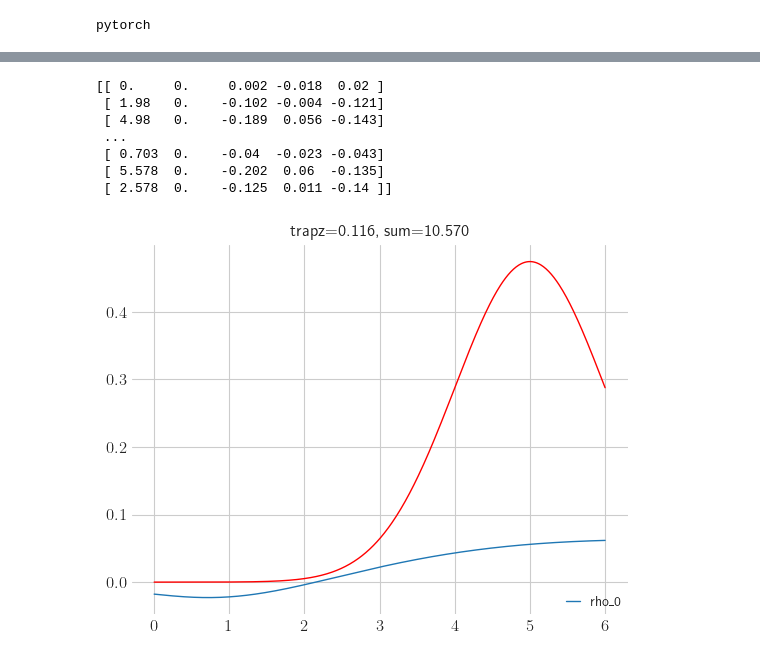
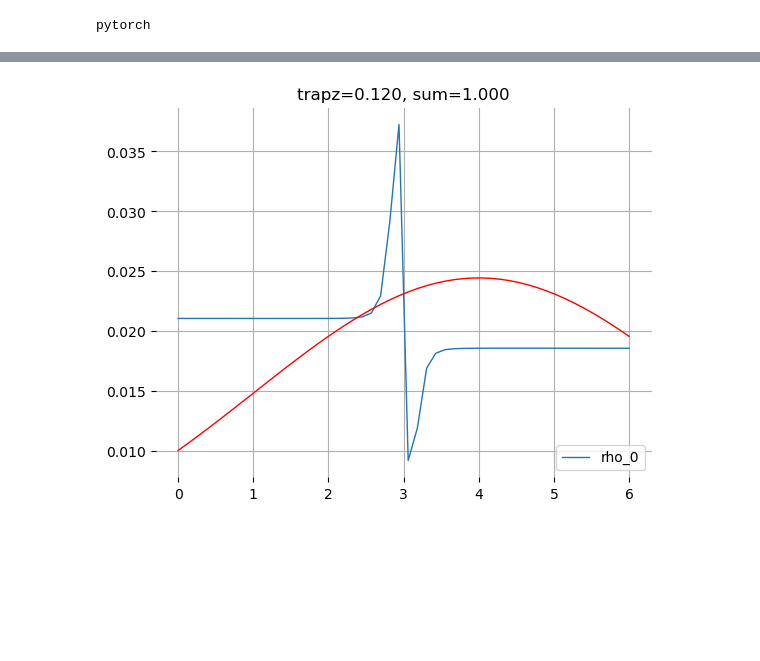
Before and after one commit to cyan-at/gradschool, a Jupyter notebook: 231/research/wass_1d_torch_scratch0.ipynb, the cells around one changed output, grey strips where cells are left out. Saved outputs shown, nothing was run; the diff lists cells and outputs as text; code cells hidden in the pictures; blank space fills up the shorter version.

```diff
--- a/231/research/wass_1d_torch_scratch0.ipynb
+++ b/231/research/wass_1d_torch_scratch0.ipynb
@@ -586,51 +587,40 @@ print(test_timesorted)
 # %%
 # 35 plot rho at t=5, t=0
 
-target_t = 0.0
-
-test_timesorted = test[test[:, T_IDX].argsort()]
-timesorted = test_timesorted[:, T_IDX]
-test_ti = test_timesorted[np.where(np.abs(timesorted - target_t) < 1e-8), :][0] # 2k
-
-print(test_ti)
-
-ind = np.lexsort((test_ti[:,EQ_IDX],test_ti[:,0])) # sorts by [1] (t) then by [3] (rho_0)
+test_ti = np.loadtxt('./test.dat')
+test_ti = test_ti[0:N, :] # first BC test data
+ind = np.lexsort((test_ti[:,X_IDX],test_ti[:,T_IDX]))
 test_ti = test_ti[ind]
 
 s1 = np.trapz(test_ti[:,EQ_IDX], axis=0, x=test_ti[:,X_IDX])
 s2 = np.sum(test_ti[:,EQ_IDX])
 
 fig = plt.figure(1)
 ax1 = plt.subplot(111, frameon=False)
 # ax1.set_aspect('equal')
 ax1.grid()
 ax1.set_title('trapz=%.3f, sum=%.3f' % (s1, s2))
 
 ax1.plot(
     test_ti[:, 0],
     test_ti[:, EQ_IDX],
     linewidth=1,
     label='rho_0')
 ax1.legend(loc='lower right')
 
-test_rho0=pdf1d(test_ti[:, 0], 5.0, 1.0).reshape(test_ti.shape[0],1)
+test_rho0=pdf1d(test_ti[:, 0], 4.0, 3.0).reshape(test_ti.shape[0],1)
+test_rho0 /= np.sum(np.abs(test_rho0))
+
 ax1.plot(
     test_ti[:, 0],
     test_rho0,
     c='r',
     linewidth=1,
     label='rho_0')
 
 plt.show()
 # %% [output]
-[[ 0.     0.     0.002 -0.018  0.02 ]
- [ 1.98   0.    -0.102 -0.004 -0.121]
- [ 4.98   0.    -0.189  0.056 -0.143]
- ...
- [ 0.703  0.    -0.04  -0.023 -0.043]
- [ 5.578  0.    -0.202  0.06  -0.135]
- [ 2.578  0.    -0.125  0.011 -0.14 ]]
-[figure, old version]
+[figure, new version]
 # %%
 # 35 plot rho at t=5, t=0
 
```
Also changed, not shown: parts of 16 cells of this notebook, 1 other file.
